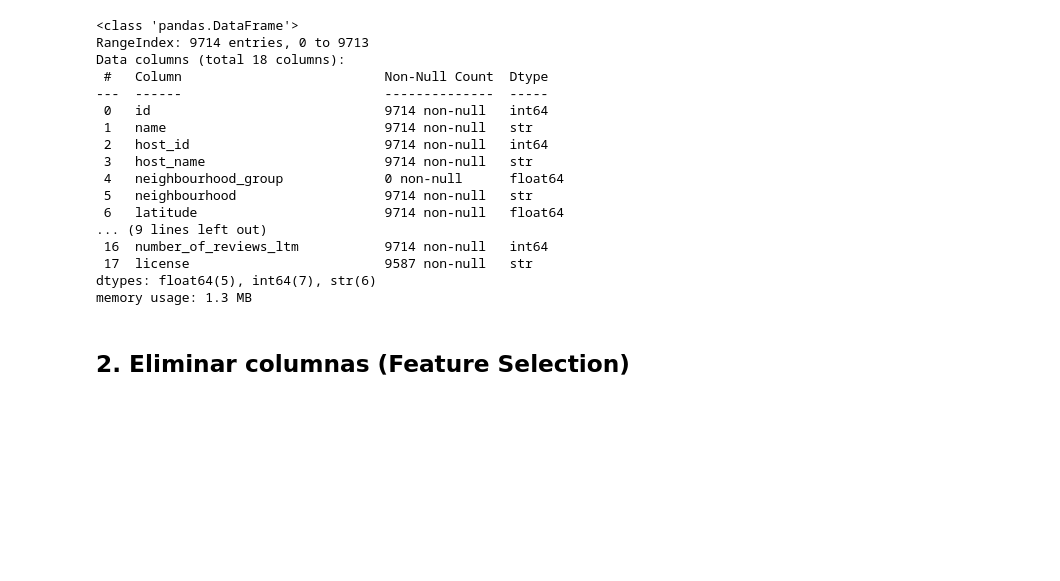
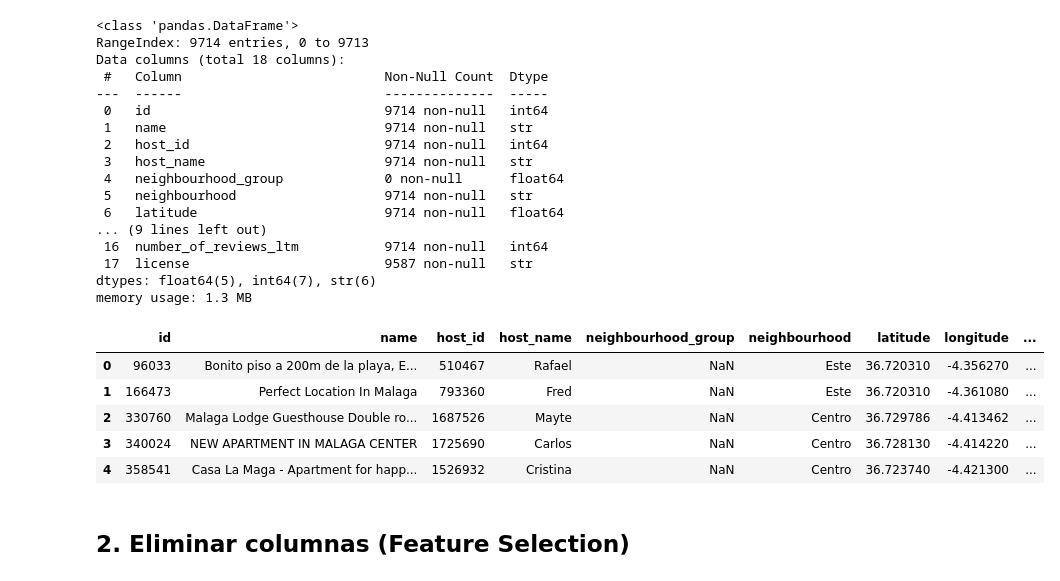
Before and after one commit to MHHsim/Proyect-Break-I, a Jupyter notebook: src/notebooks/Fase_03_Data_Cleaning.ipynb, the cells around one changed output. Cells and saved outputs as stored; diff of their text form; code cells hidden in the pictures; blank space fills up the shorter version.

```diff
--- a/src/notebooks/Fase_03_Data_Cleaning.ipynb
+++ b/src/notebooks/Fase_03_Data_Cleaning.ipynb
@@ -37,6 +37,15 @@ Data columns (total 18 columns):
  17  license                         9587 non-null   str
 dtypes: float64(5), int64(7), str(6)
 memory usage: 1.3 MB
+# %%
+df_original.head()
+# %% [output]
+|  | id | name | host_id | host_name | neighbourhood_group | neighbourhood | latitude | longitude | ... |
+| 0 | 96033 | Bonito piso a 200m de la playa, E... | 510467 | Rafael | NaN | Este | 36.720310 | -4.356270 | ... |
+| 1 | 166473 | Perfect Location In Malaga | 793360 | Fred | NaN | Este | 36.720310 | -4.361080 | ... |
+| 2 | 330760 | Malaga Lodge Guesthouse Double ro... | 1687526 | Mayte | NaN | Centro | 36.729786 | -4.413462 | ... |
+| 3 | 340024 | NEW APARTMENT IN MALAGA CENTER | 1725690 | Carlos | NaN | Centro | 36.728130 | -4.414220 | ... |
+| 4 | 358541 | Casa La Maga - Apartment for happ... | 1526932 | Cristina | NaN | Centro | 36.723740 | -4.421300 | ... |
 # %% [markdown]
 ## 2. Eliminar columnas (Feature Selection)
 # %%
```
Also changed, not shown: 8 other files.
